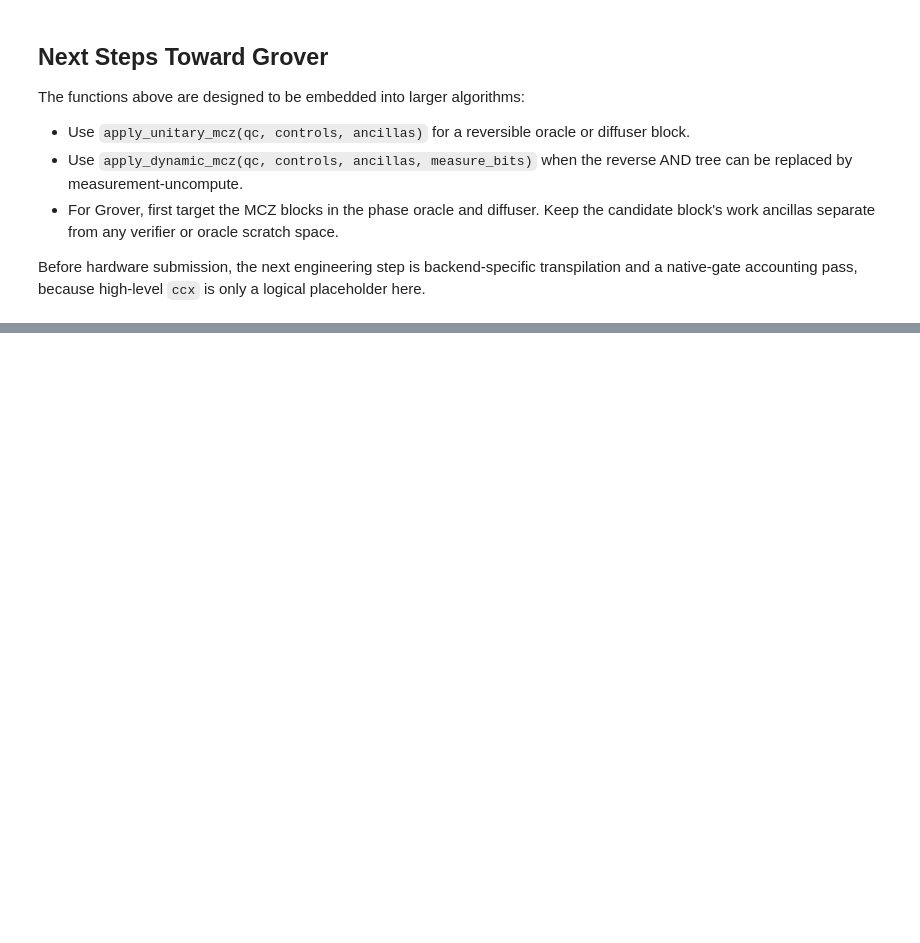
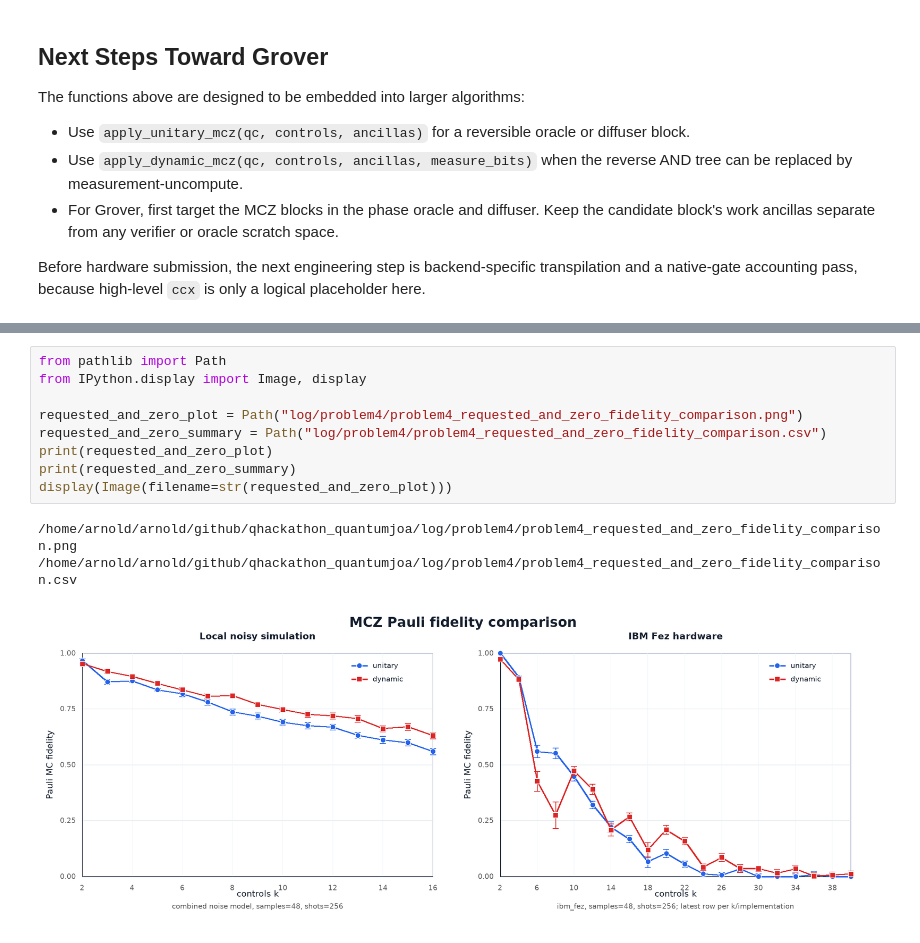
Before and after one commit to kimmmjh/qhackathon_quantumjoa, a Jupyter notebook: problem4.ipynb, the cells around one changed output, grey strips where cells are left out. Cells and saved outputs as stored; diff of their text form; blank space fills up the shorter version.

Commit message:
Add MCZ fidelity comparison plot

```diff
--- a/problem4.ipynb
+++ b/problem4.ipynb
@@ -2065,0 +2923,13 @@ Before hardware submission, the next engineering step is backend-specific transp
+# %%
+from pathlib import Path
+from IPython.display import Image, display
+
+requested_and_zero_plot = Path("log/problem4/problem4_requested_and_zero_fidelity_comparison.png")
+requested_and_zero_summary = Path("log/problem4/problem4_requested_and_zero_fidelity_comparison.csv")
+print(requested_and_zero_plot)
+print(requested_and_zero_summary)
+display(Image(filename=str(requested_and_zero_plot)))
+# %% [output]
+/home/arnold/arnold/github/qhackathon_quantumjoa/log/problem4/problem4_requested_and_zero_fidelity_comparison.png
+/home/arnold/arnold/github/qhackathon_quantumjoa/log/problem4/problem4_requested_and_zero_fidelity_comparison.csv
+[figure, added]
```
Also changed, not shown: parts of 13 cells of this notebook, 3 other files.
